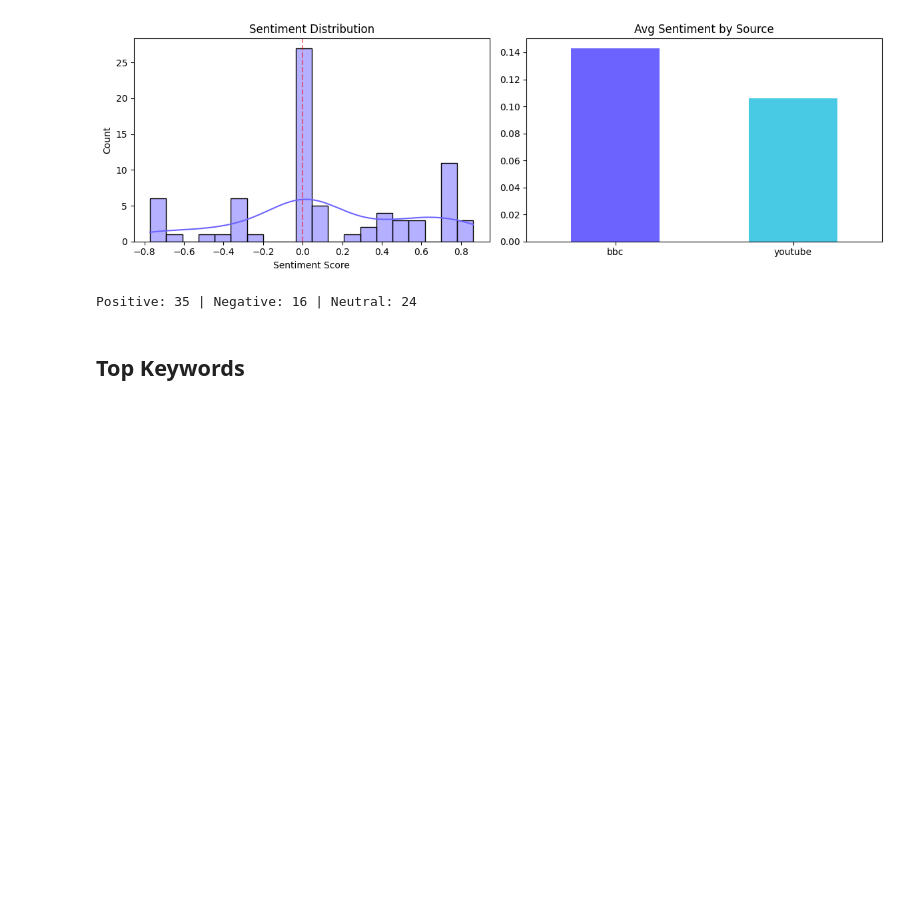
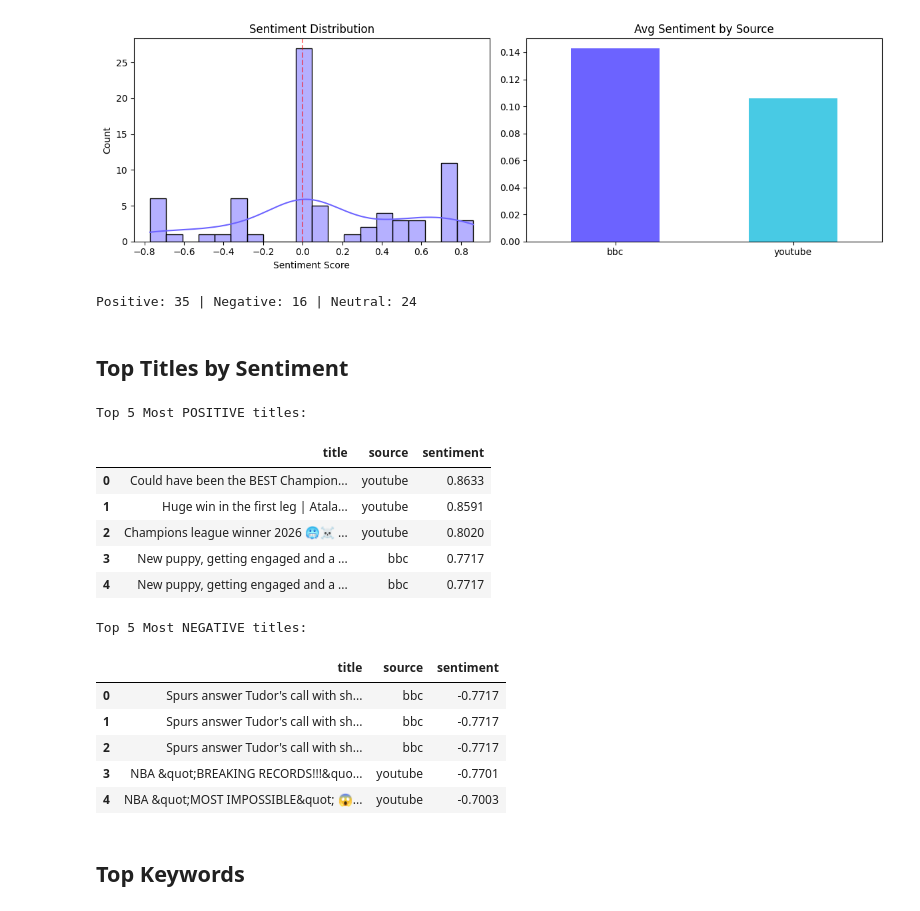
Before and after one commit to Noamka3/Sports_scraper, a Jupyter notebook: notebooks/eda_sports.ipynb, the cells around one changed output. Cells and saved outputs as stored; diff of their text form; code cells hidden in the pictures; blank space fills up the shorter version.

```diff
--- a/notebooks/eda_sports.ipynb
+++ b/notebooks/eda_sports.ipynb
@@ -123,6 +125,33 @@ if not df.empty and 'sentiment' in df.columns:
 # %% [output]
 [figure]
 Positive: 35 | Negative: 16 | Neutral: 24
+# %% [markdown]
+## Top Titles by Sentiment
+# %%
+if not df.empty and 'sentiment' in df.columns and 'title' in df.columns:
+    top_pos = df.nlargest(5, 'sentiment')[['title', 'source', 'sentiment']]
+    top_neg = df.nsmallest(5, 'sentiment')[['title', 'source', 'sentiment']]
+
+    print("Top 5 Most POSITIVE titles:")
+    display(top_pos.reset_index(drop=True))
+
+    print("\nTop 5 Most NEGATIVE titles:")
+    display(top_neg.reset_index(drop=True))
+# %% [output]
+Top 5 Most POSITIVE titles:
+|  | title | source | sentiment |
+| 0 | Could have been the BEST Champion... | youtube | 0.8633 |
+| 1 | Huge win in the first leg | Atala... | youtube | 0.8591 |
+| 2 | Champions league winner 2026 🥶☠️ ... | youtube | 0.8020 |
+| 3 | New puppy, getting engaged and a ... | bbc | 0.7717 |
+| 4 | New puppy, getting engaged and a ... | bbc | 0.7717 |
+Top 5 Most NEGATIVE titles:
+|  | title | source | sentiment |
+| 0 | Spurs answer Tudor's call with sh... | bbc | -0.7717 |
+| 1 | Spurs answer Tudor's call with sh... | bbc | -0.7717 |
+| 2 | Spurs answer Tudor's call with sh... | bbc | -0.7717 |
+| 3 | NBA &quot;BREAKING RECORDS!!!&quo... | youtube | -0.7701 |
+| 4 | NBA &quot;MOST IMPOSSIBLE&quot; 😱... | youtube | -0.7003 |
 # %% [markdown]
 ## Top Keywords
 # %%
```
Also changed, not shown: parts of 2 cells of this notebook.
